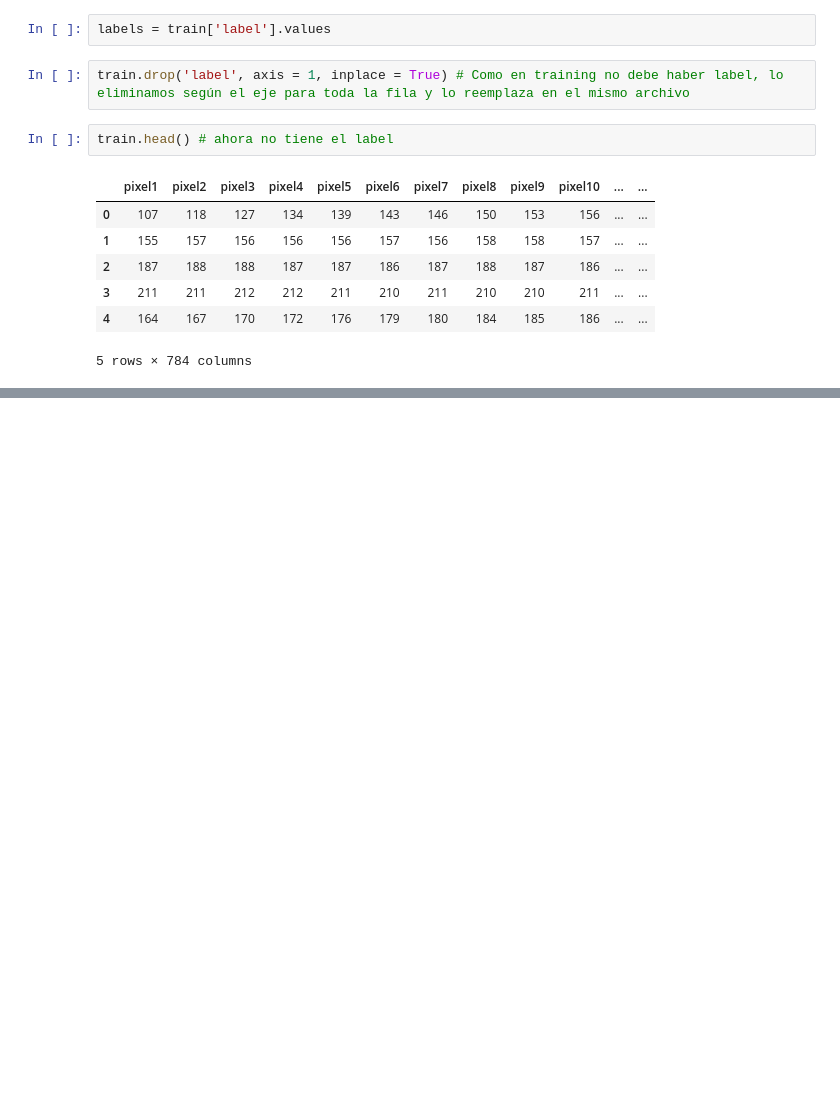
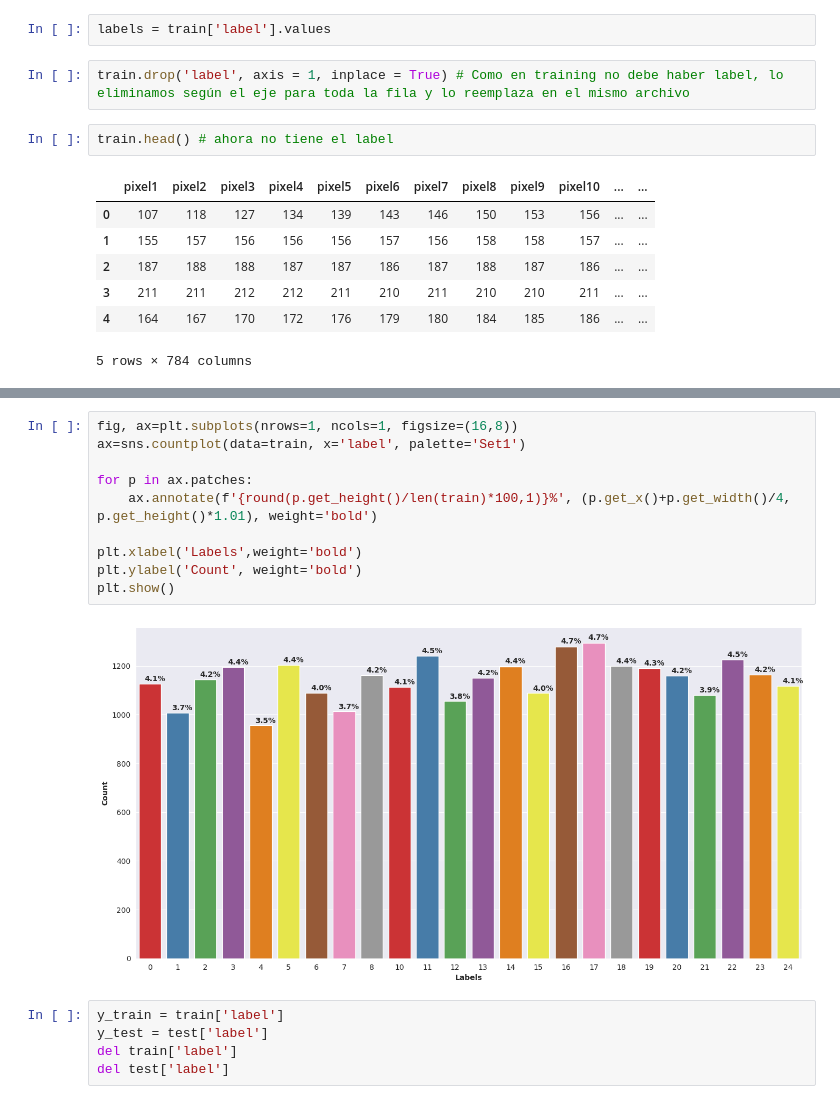
Before and after one commit to feltoxXx/cursos-platzi, a Jupyter notebook: Redes_Neuronales_TensorFlow/cargar-multiples-dataset.ipynb, the cells around one changed output, grey strips where cells are left out. Cells and saved outputs as stored; diff of their text form; blank space fills up the shorter version.

```diff
--- a/Redes_Neuronales_TensorFlow/cargar-multiples-dataset.ipynb
+++ b/Redes_Neuronales_TensorFlow/cargar-multiples-dataset.ipynb
@@ -142,0 +162,17 @@ plt.imshow(images[1].reshape(28,28))
+# %%
+fig, ax=plt.subplots(nrows=1, ncols=1, figsize=(16,8))
+ax=sns.countplot(data=train, x='label', palette='Set1')
+
+for p in ax.patches:
+    ax.annotate(f'{round(p.get_height()/len(train)*100,1)}%', (p.get_x()+p.get_width()/4, p.get_height()*1.01), weight='bold')
+
+plt.xlabel('Labels',weight='bold')
+plt.ylabel('Count', weight='bold')
+plt.show()
+# %% [output]
+[figure, added]
+# %%
+y_train = train['label']
+y_test = test['label']
+del train['label']
+del test['label']
```
Also changed, not shown: parts of 15 cells of this notebook.
